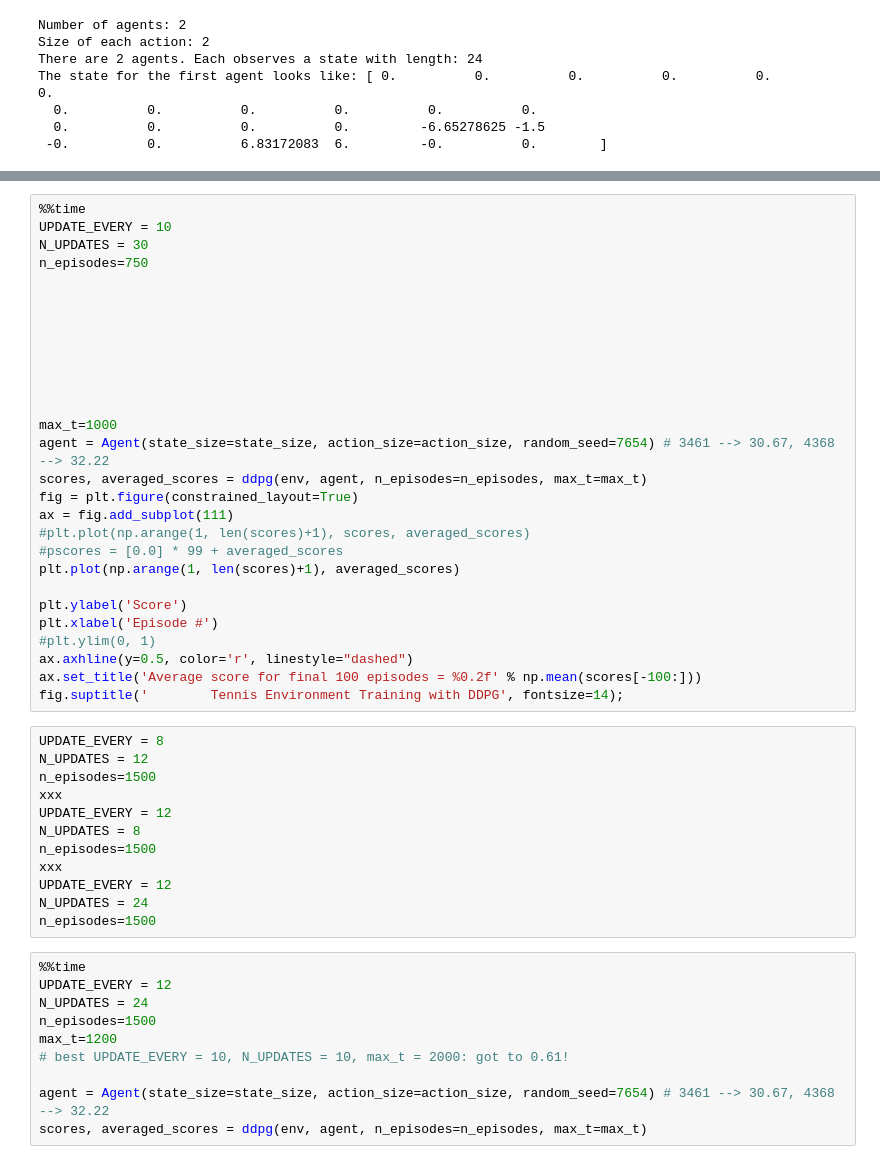
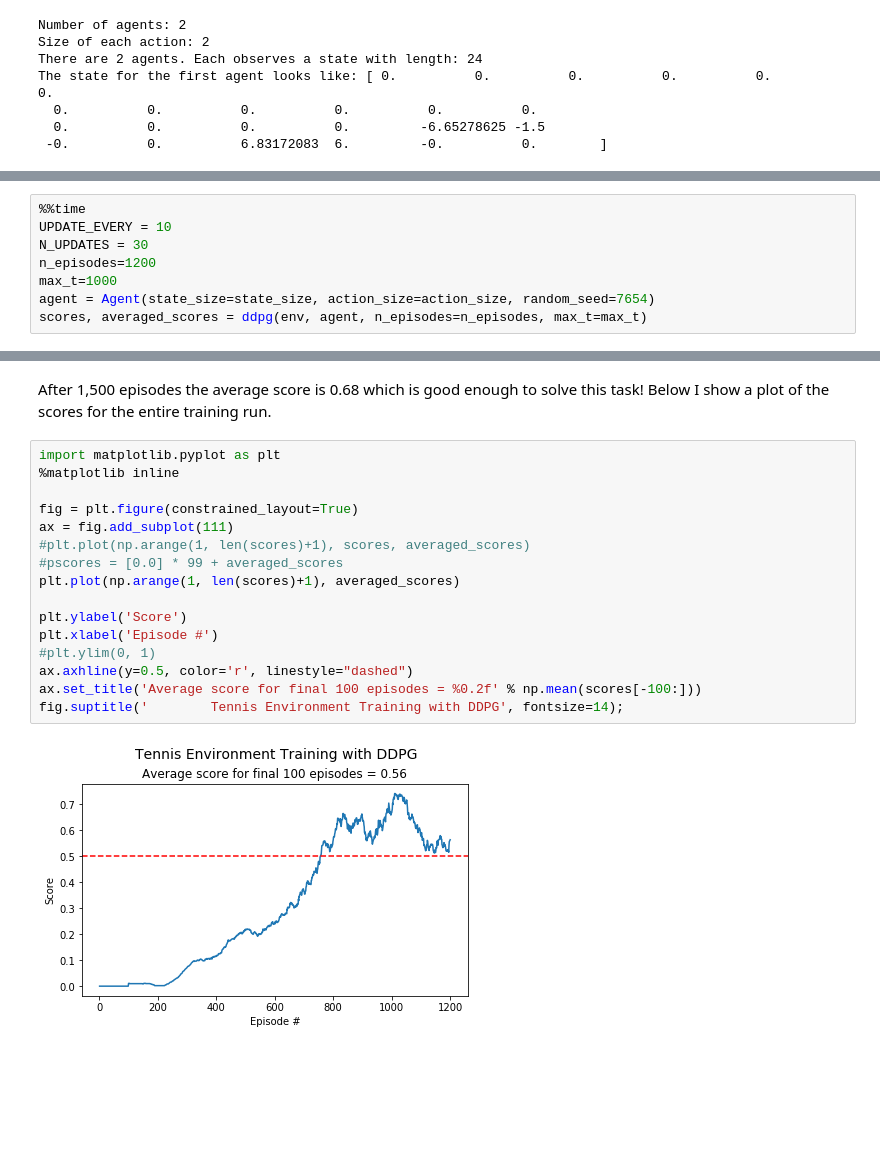
Before and after one commit to bobflagg/Collaboration-and-Competition, a Jupyter notebook: 01-Playing-Tennis-with-DDPG.ipynb, the cells around one changed output, grey strips where cells are left out. Saved outputs shown, nothing was run; the diff lists cells and outputs as text; blank space fills up the shorter version.

```diff
--- a/01-Playing-Tennis-with-DDPG.ipynb
+++ b/01-Playing-Tennis-with-DDPG.ipynb
@@ -347,0 +345,8 @@ Wall time: 4h 28min 49s
+# %%
+%%time
+UPDATE_EVERY = 10
+N_UPDATES = 30
+n_episodes=1200
+max_t=1000
+agent = Agent(state_size=state_size, action_size=action_size, random_seed=7654)
+scores, averaged_scores = ddpg(env, agent, n_episodes=n_episodes, max_t=max_t)
@@ -348,50 +368,20 @@ Wall time: 4h 28min 49s
+# %% [markdown]
+After 1,500 episodes the average score is 0.68 which is good enough to solve this task!  Below I show a plot of the scores for the entire training run.
 # %%
-%%time
-UPDATE_EVERY = 10
-N_UPDATES = 30
-n_episodes=750
+import matplotlib.pyplot as plt
+%matplotlib inline
 
-
-
-
-
-
-
-
-max_t=1000
-agent = Agent(state_size=state_size, action_size=action_size, random_seed=7654) # 3461 --> 30.67, 4368 --> 32.22
-scores, averaged_scores = ddpg(env, agent, n_episodes=n_episodes, max_t=max_t)
 fig = plt.figure(constrained_layout=True)
 ax = fig.add_subplot(111)
 #plt.plot(np.arange(1, len(scores)+1), scores, averaged_scores)
 #pscores = [0.0] * 99 + averaged_scores
 plt.plot(np.arange(1, len(scores)+1), averaged_scores)
 
 plt.ylabel('Score')
 plt.xlabel('Episode #')
 #plt.ylim(0, 1)
 ax.axhline(y=0.5, color='r', linestyle="dashed")
 ax.set_title('Average score for final 100 episodes = %0.2f' % np.mean(scores[-100:]))
 fig.suptitle('        Tennis Environment Training with DDPG', fontsize=14);
+# %% [output]
+[figure, added]
-# %%
-UPDATE_EVERY = 8
-N_UPDATES = 12
-n_episodes=1500
-xxx
-UPDATE_EVERY = 12
-N_UPDATES = 8
-n_episodes=1500
-xxx
-UPDATE_EVERY = 12
-N_UPDATES = 24
-n_episodes=1500
-# %%
-%%time
-UPDATE_EVERY = 12
-N_UPDATES = 24
-n_episodes=1500
-max_t=1200
-# best UPDATE_EVERY = 10, N_UPDATES = 10, max_t = 2000: got to 0.61!
-
-agent = Agent(state_size=state_size, action_size=action_size, random_seed=7654) # 3461 --> 30.67, 4368 --> 32.22
-scores, averaged_scores = ddpg(env, agent, n_episodes=n_episodes, max_t=max_t)
```
Also changed, not shown: parts of 31 cells of this notebook.
